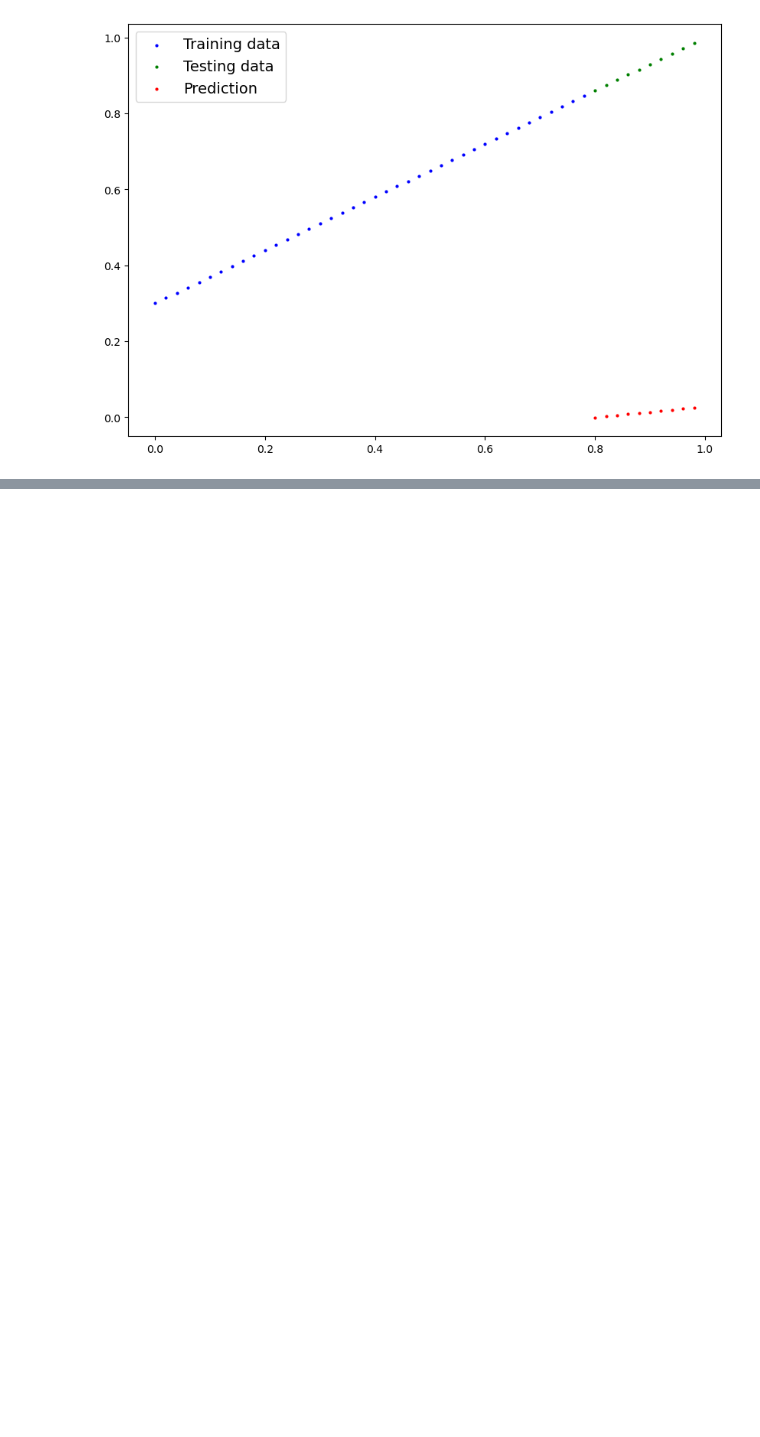
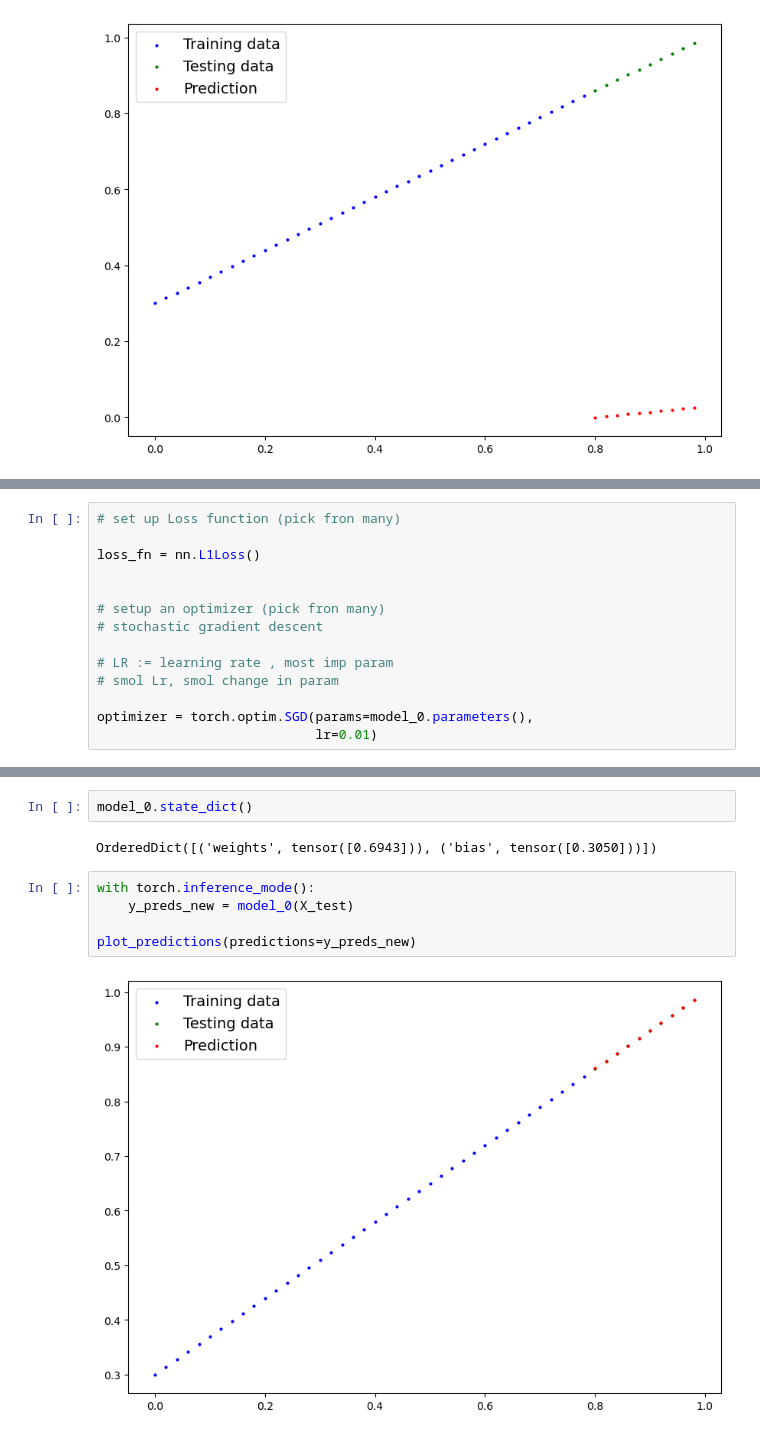
Before and after one commit to arya2004/machine-learning, a Jupyter notebook: learn_torch/01.ipynb, the cells around one changed output, grey strips where cells are left out. Cells and saved outputs as stored; diff of their text form; blank space fills up the shorter version.

Commit message:
model training

```diff
--- a/learn_torch/01.ipynb
+++ b/learn_torch/01.ipynb
@@ -135,0 +141,14 @@ plot_predictions(predictions=y_preds)
+# %%
+# set up Loss function (pick fron many)
+
+loss_fn = nn.L1Loss()
+
+
+# setup an optimizer (pick fron many)
+# stochastic gradient descent
+
+# LR := learning rate , most imp param
+# smol Lr, smol change in param
+
+optimizer = torch.optim.SGD(params=model_0.parameters(),
+                            lr=0.01)
@@ -135,0 +215,11 @@ plot_predictions(predictions=y_preds)
+# %%
+model_0.state_dict()
+# %% [output]
+OrderedDict([('weights', tensor([0.6943])), ('bias', tensor([0.3050]))])
+# %%
+with torch.inference_mode():
+    y_preds_new = model_0(X_test)
+
+plot_predictions(predictions=y_preds_new)
+# %% [output]
+[figure, added]
```
Also changed, not shown: parts of 3 cells of this notebook.
